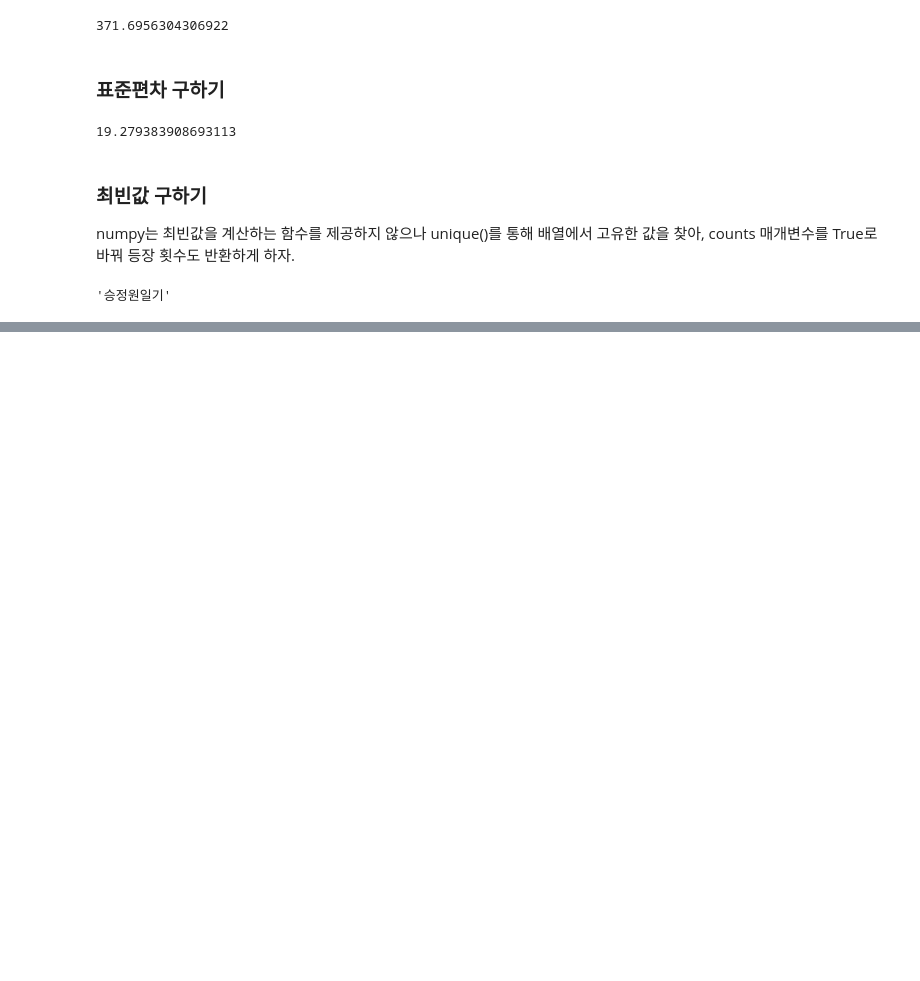
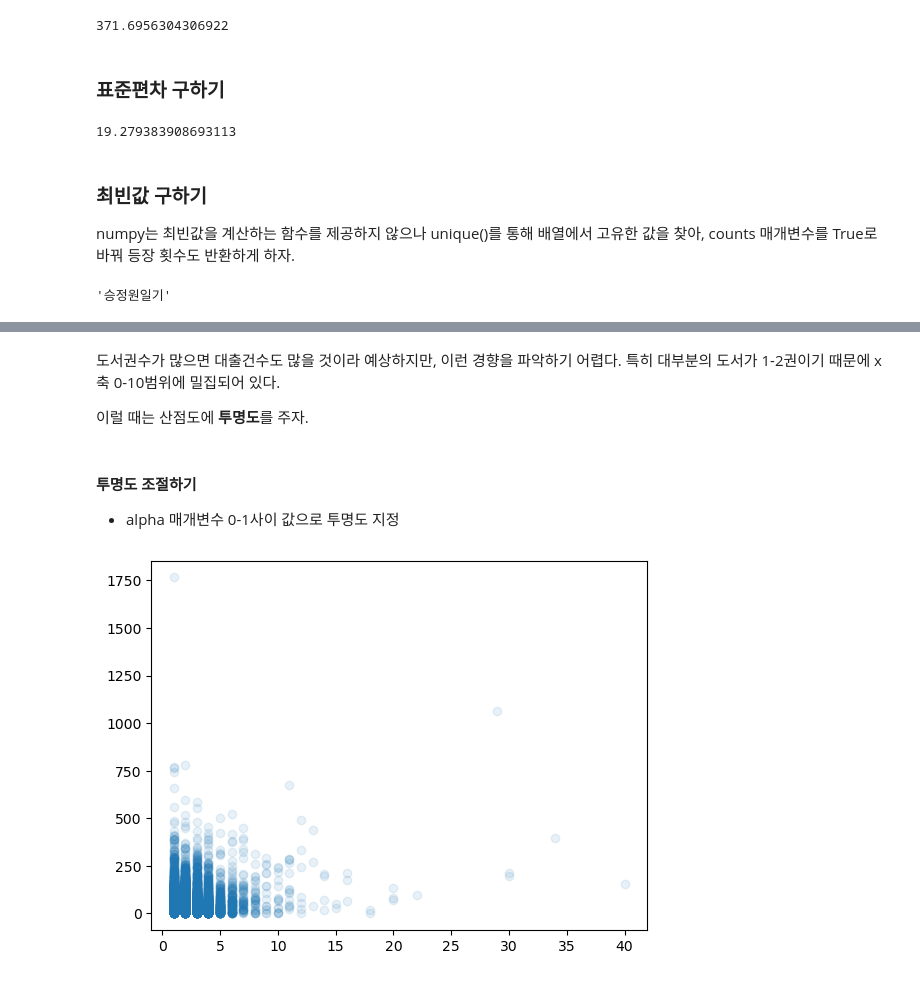
Before and after one commit to Chaerim0626/data-analysis-study, a Jupyter notebook: Chapter4.ipynb, the cells around one changed output, grey strips where cells are left out. Saved outputs shown, nothing was run; the diff lists cells and outputs as text; code cells hidden in the pictures; blank space fills up the shorter version.

```diff
--- a/Chapter4.ipynb
+++ b/Chapter4.ipynb
@@ -307,0 +361,14 @@ values[max_idx]
+# %% [markdown]
+도서권수가 많으면 대출건수도 많을 것이라 예상하지만, 이런 경향을 파악하기 어렵다.
+특히 대부분의 도서가 1-2권이기 때문에
+x축 0-10범위에 밀집되어 있다.
+
+이럴 때는 산점도에 **투명도**를 주자.
+# %% [markdown]
+#### 투명도 조절하기
+- alpha 매개변수 0-1사이 값으로 투명도 지정
+# %%
+plt.scatter(ns_book7['도서권수'], ns_book7['대출건수'], alpha=0.1)
+plt.show()
+# %% [output]
+[figure, added]
```
Also changed, not shown: parts of 41 cells of this notebook, 1 other file.
